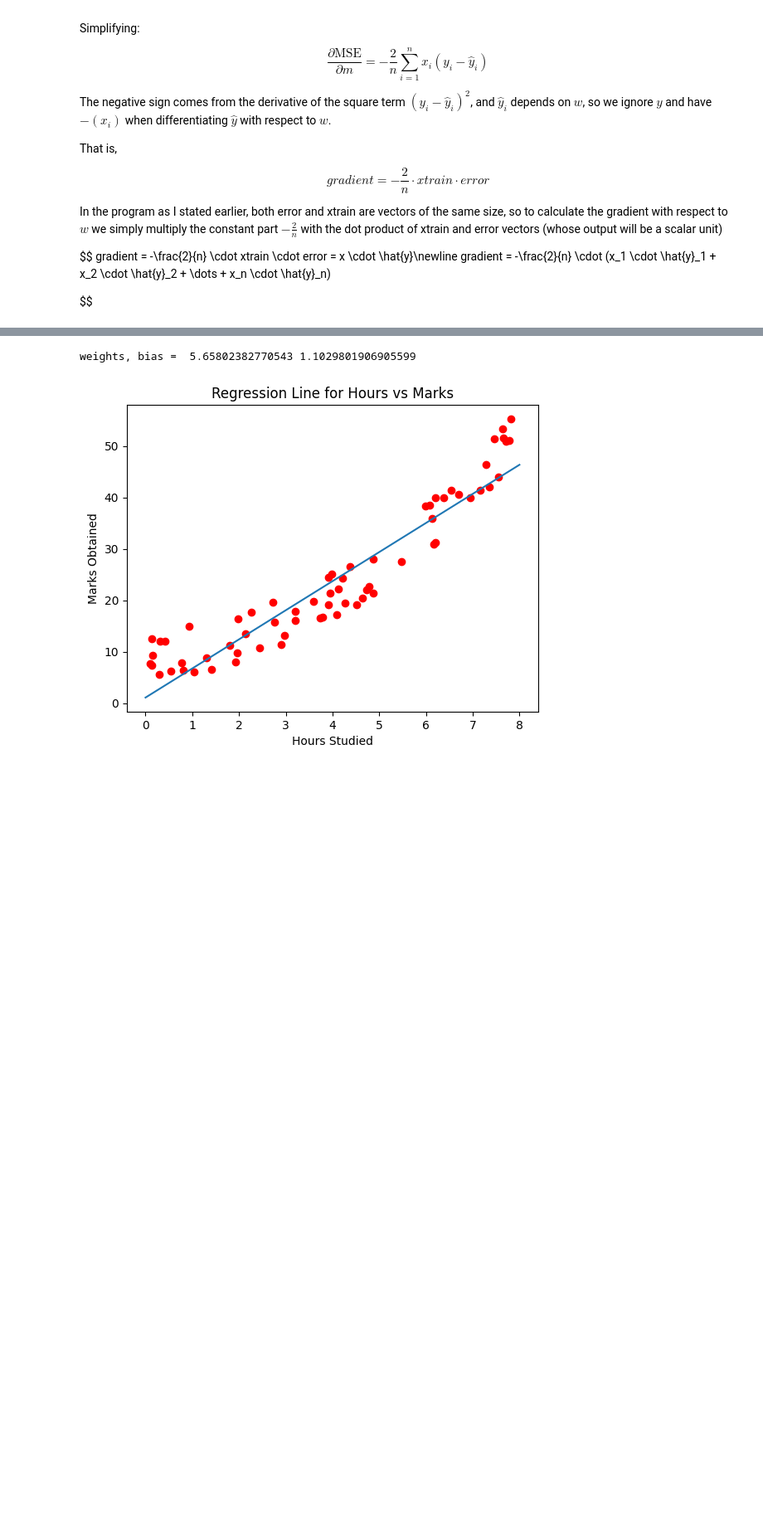
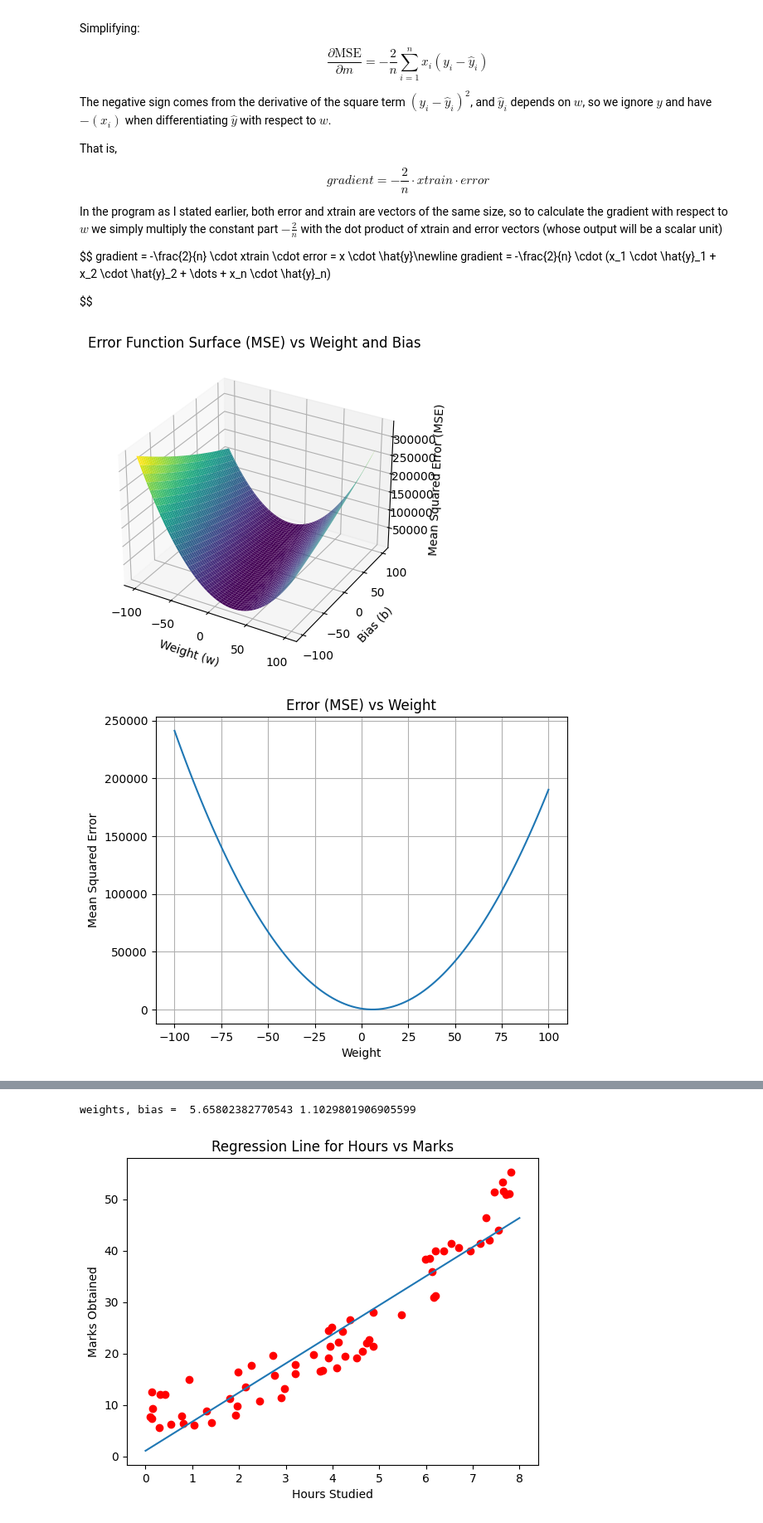
Before and after one commit to itsAnanth/simple-linear-regression, a Jupyter notebook: simple-linear-regression.ipynb, the cells around one changed output, grey strips where cells are left out. Shown at 83% size. Saved outputs shown, nothing was run; the diff lists cells and outputs as text; code cells hidden in the pictures; blank space fills up the shorter version.

Commit message:
error function curve

```diff
--- a/simple-linear-regression.ipynb
+++ b/simple-linear-regression.ipynb
@@ -196,3 +197,56 @@ gradient = -\frac{2}{n} \cdot xtrain \cdot error = x \cdot \hat{y}\newline
 gradient = -\frac{2}{n} \cdot (x_1 \cdot \hat{y}_1 + x_2 \cdot \hat{y}_2 + \dots + x_n \cdot \hat{y}_n)
 
 $$
+# %%
+def compute_mse_2d(weight=0, bias=0):
+    predicted = weight * xtrain + bias  # Linear model
+    error = ytrain - predicted
+    mse = np.mean(error ** 2)
+
+    return mse
+wrange = np.linspace(-100, 100, 100)  # 100 points between -2 and 4 for weight
+brange = np.linspace(-100, 100, 100)   # 100 points between -5 and 5 for bias
+
+# Create a grid of weight and bias values
+W, B = np.meshgrid(wrange, brange)
+
+# Compute the error (MSE) for each combination of weight and bias
+loss_values = np.array([[compute_mse_2d(w, b) for w in wrange] for b in brange])
+
+# Create a 3D plot to visualize the error surface
+fig = plt.figure()
+ax = fig.add_subplot(111, projection='3d')
+
+# Plot the surface
+ax.plot_surface(W, B, loss_values, cmap='viridis')
+
+# Add labels and title
+ax.set_title('Error Function Surface (MSE) vs Weight and Bias')
+ax.set_xlabel('Weight (w)')
+ax.set_ylabel('Bias (b)')
+ax.set_zlabel('Mean Squared Error (MSE)')
+
+plt.show()
+
+loss_values_weights_2d = [compute_mse_2d(w) for w in wrange]
+
+# Plot the error curve
+plt.plot(wrange, loss_values_weights_2d)
+plt.title("Error (MSE) vs Weight")
+plt.xlabel("Weight")
+plt.ylabel("Mean Squared Error")
+plt.grid(True)
+plt.show()
+
+loss_values_bias_2d = [compute_mse_2d(b) for b in brange]
+
+# Plot the error curve
+plt.plot(wrange, loss_values_bias_2d)
+plt.title("Error (MSE) vs Bias")
+plt.xlabel("Weight")
+plt.ylabel("Mean Squared Error")
+plt.grid(True)
+plt.show()
+# %% [output]
+[figure, added]
+[figure, added]
```
Also changed, not shown: parts of 2 cells of this notebook.
